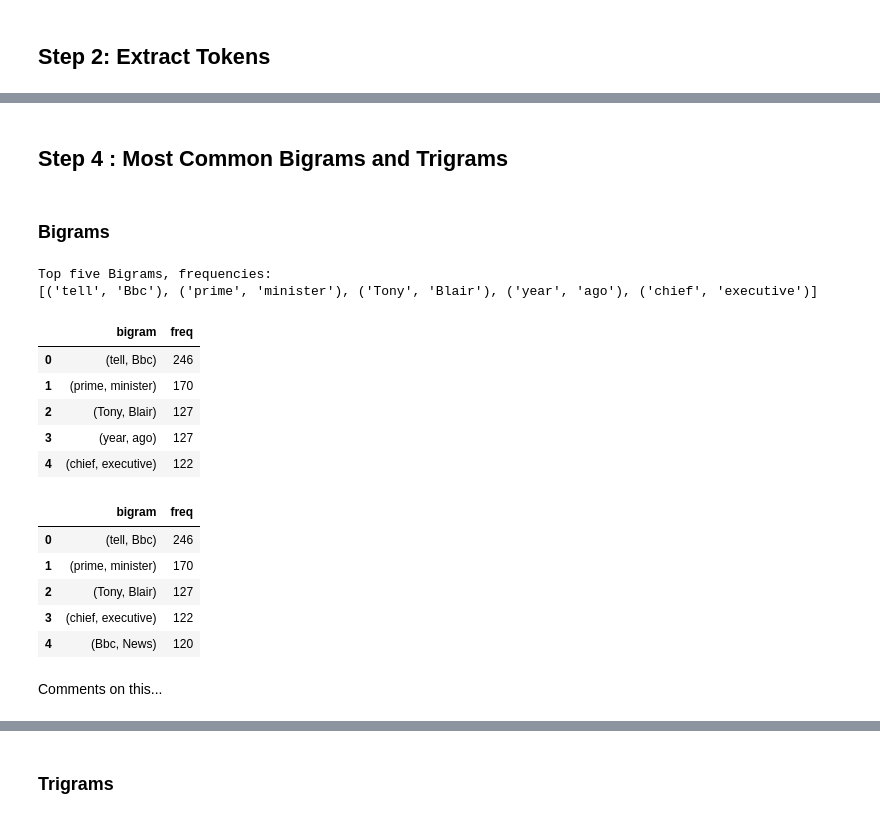
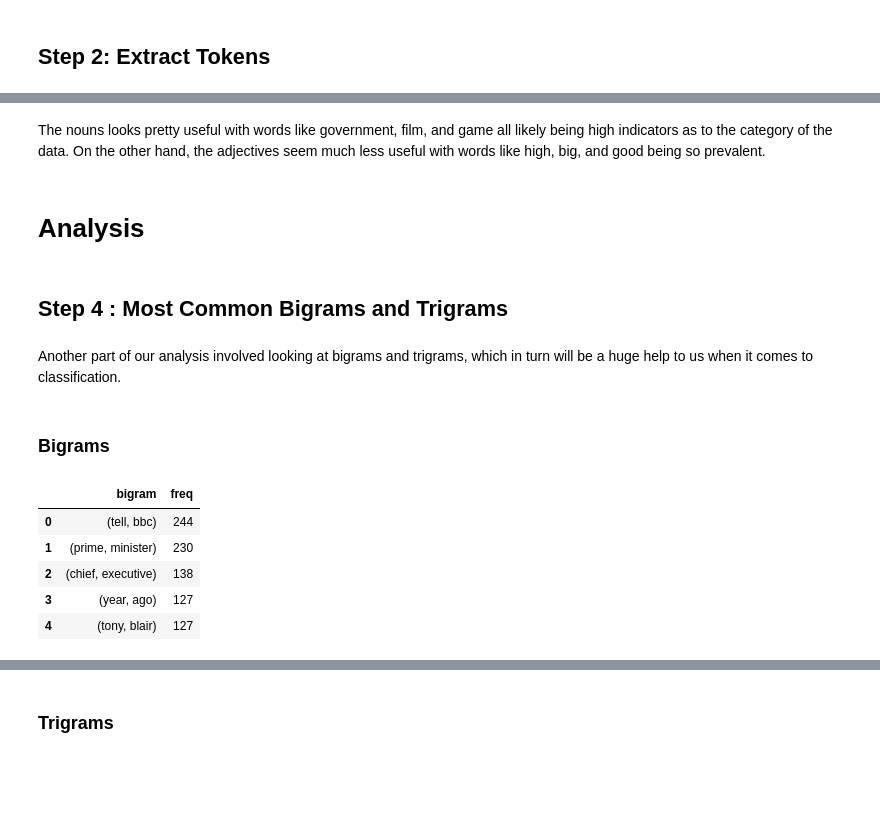
Before and after one commit to L-brierton/Text-Analytics-College-Project, a Jupyter notebook: Homework 2.ipynb, the cells around one changed output, grey strips where cells are left out. Cells and saved outputs as stored; diff of their text form; code cells hidden in the pictures; blank space fills up the shorter version.

Commit message:
Fixed Bigrams and Trigrams
If you can think of a more efficient way PLEASE let me know :)

```diff
--- a/Homework 2.ipynb
+++ b/Homework 2.ipynb
@@ -48,6 +50,8 @@ raw_trainset.head()
 ## Define the Function to convert raw text to tokens
 def convert_tokens(rawtext, verbose):
     # First: Tokenization
+    # start by removing hyphens to allow for better tokenization
+    rawtext = rawtext.replace('-', ' ')
     pattern = r'\w+'
     tokenizer = RegexpTokenizer(pattern)
     token_words = tokenizer.tokenize(rawtext)
@@ -67,10 +71,8 @@ def convert_tokens(rawtext, verbose):
     # Combine the stopwords. Its a lot longer so I'm not printing it out...
     stoplist_combined = set.union(stopwords_json_en, stopwords_nltk_en)
 
-    ##** Depending on whether we use the second step or not **
 
-    rmsw_token_words = ([word for word in token_words if word.lower() not in stoplist_combined])
-    ##rmsw_token_words = ([word for word in decap_token_words if word.lower() not in stoplist_combined])
+    rmsw_token_words = ([word for word in decap_token_words if word.lower() not in stoplist_combined])
     if (verbose):
         print('Stopwords removed:' + str(rmsw_token_words[0:20]))
 
@@ -109,7 +111,7 @@ def convert_tokens(rawtext, verbose):
             # As default pos in lemmatization is Noun
             return 'n'
 
-    ## Seventh: Lemmatization
+    ## Seventh: Lemmatization - this is the issue step
     wnl = WordNetLemmatizer()
 
     lemma_words = []
@@ -118,6 +120,11 @@ def convert_tokens(rawtext, verbose):
         wtag = transfer_tag(firstletter) # -> extract the word's tag (noun, verb, adverb, adjective)
         if not wtag:
             lemma_words.extend([word])
+        ##please note we had to hardcode the following words in due to an error with word net
+        elif word == "boss":
+            lemma_words.extend([(word)])
+        elif word == "gamers":
+            lemma_words.extend([("gamer")])
         else:
             lemma_words.extend([wnl.lemmatize(word, wtag)]) # -> get lemma for word with tag
     if (verbose):
@@ -153,0 +160,26 @@ Comments on this...
+# %%
+#Generalization of the extraction
+def extract_pos_tokens(tokens, pos):
+    # helper for list comprehension
+    def is_pos(treebank_tag):
+        if treebank_tag.startswith(pos):
+            return True
+        else:
+            return False
+    return [word for (word, tag) in nltk.pos_tag(tokens) if is_pos(tag)]
+
+#Specific noun instance
+def extract_noun_tokens(tokens):
+    # note that this does not include the "or 'n'" component which was both unnecessary and didnt work on my machine
+    # furthermore, it does not take noun to be the default
+    return extract_pos_tokens(tokens, 'N')
+
+#Specific adjective instance
+def extract_adj_tokens(tokens):
+    # same idea as with nounds - the or 'j' is unneeded
+    return extract_pos_tokens(tokens, 'J')
+
+df_handle["noun_tokens"] = df_handle.apply(lambda row: extract_noun_tokens(row["Tokens"]), axis=1)
+df_handle["adjective_tokens"] = df_handle.apply(lambda row: extract_adj_tokens(row["Tokens"]), axis=1)
+
+df_handle.head(10)
@@ -180,4 +224,6 @@ for index, row in df_handle.iterrows():
 # %%
+joined_tokens = [token for document in df_handle["Tokens"] for token in document]
+
 #saves wordcloud of all tokens as file. Please note, this word cloud is for all tokens not just noun tokens
-wordcloudplot(all_tokens, 'img_wordcloud.png')
+wordcloudplot(joined_tokens, 'img_wordcloud1.png')
 # %% [output]
@@ -187,31 +256,30 @@ Comments on this...
+# %% [markdown]
+The nouns looks pretty useful with words like government, film, and game all likely being high indicators as to the category of the data. On the other hand, the adjectives seem much less useful with words like high, big, and good being so prevalent.
+# %% [markdown]
+# Analysis
 # %% [markdown]
 ## Step 4 : Most Common Bigrams and Trigrams
+# %% [markdown]
+Another part of our analysis involved looking at bigrams and trigrams, which in turn will be a huge help to us when it comes to classification.
 # %% [markdown]
 ### Bigrams
-# %%
-print("Top five Bigrams, frequencies: ")
-most_common_words = [word for word, word_count in Counter(ngrams(all_tokens,2)).most_common(5)]
-print (most_common_words)
-# %% [output]
-Top five Bigrams, frequencies:
-[('tell', 'Bbc'), ('prime', 'minister'), ('Tony', 'Blair'), ('year', 'ago'), ('chief', 'executive')]
 # %%
 n=2
-bigram = ngrams(all_tokens,n)
+bigram = ngrams(joined_tokens,n)
 bi_frequencies = nltk.FreqDist(bigram)
 dict_items =list(dict(bi_frequencies).items())
 #make a dataframe of the bigrams and their frequencies
 df_bigramFreq = pd.DataFrame(dict_items,columns=['bigram','freq']).sort_values(by='freq', ascending=False)
 df_bigramFreq = df_bigramFreq.reset_index(drop=True)
 #show only top five
 df_bigramFreq.head(5)
 # %% [output]
 |  | bigram | freq |
-| 0 | (tell, Bbc) | 246 |
-| 1 | (prime, minister) | 170 |
-| 2 | (Tony, Blair) | 127 |
+| 0 | (tell, bbc) | 244 |
+| 1 | (prime, minister) | 230 |
+| 2 | (chief, executive) | 138 |
 | 3 | (year, ago) | 127 |
-| 4 | (chief, executive) | 122 |
+| 4 | (tony, blair) | 127 |
 # %%
 # Function to check the gram is noun gram or not
 def IsNounGram(ngram):
@@ -225,17 +293,3 @@ def IsNounGram(ngram):
         return True
     else:
         return False
-# %%
-#only show noun grams
-df_bigramFreq_filter = df_bigramFreq[df_bigramFreq.bigram.map(lambda x : IsNounGram(x))]
-df_bigramFreq_filter = df_bigramFreq_filter.reset_index(drop=True)
-df_bigramFreq_filter.head(5)
-# %% [output]
-|  | bigram | freq |
-| 0 | (tell, Bbc) | 246 |
-| 1 | (prime, minister) | 170 |
-| 2 | (Tony, Blair) | 127 |
-| 3 | (chief, executive) | 122 |
-| 4 | (Bbc, News) | 120 |
-# %% [markdown]
-Comments on this...
```
Also changed, not shown: parts of 29 cells of this notebook.
